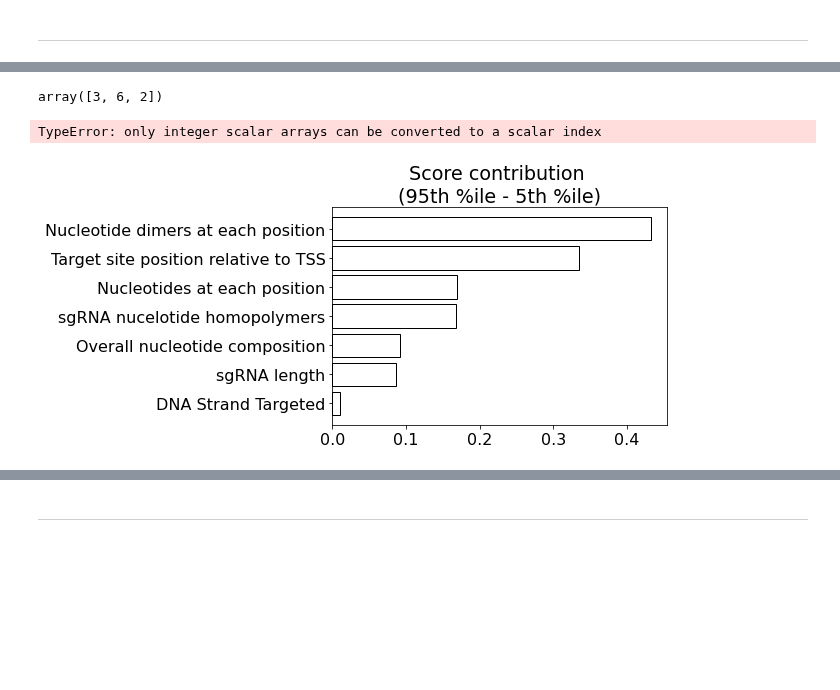
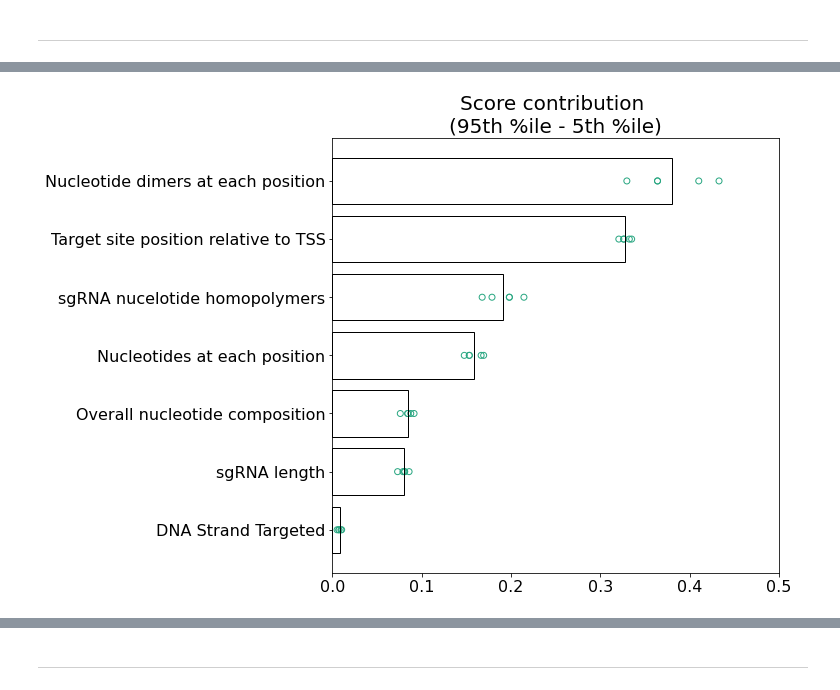
Before and after one commit to AnthonyHein/QCB455Project, a Jupyter notebook: Fitting.ipynb, the cells around one changed output, grey strips where cells are left out. Saved outputs shown, nothing was run; the diff lists cells and outputs as text; code cells hidden in the pictures; blank space fills up the shorter version.

Commit message:
Figure 1C

```diff
--- a/Fitting.ipynb
+++ b/Fitting.ipynb
@@ -194,7 +194,7 @@ for i in range(len(models)):
     scores_bin = scores_arr[test_idxs] > 0.75
 
     fpr, tpr, thresholds = metrics.roc_curve(scores_bin, preds_arr)
-    ax1.plot(fpr, tpr, lw=0.75, color="#2aa782", label='5-fold cross validation\nAUC = 0.756-0.760')
+    ax1.plot(fpr, tpr, lw=0.75, color="#2AA782", label='5-fold cross validation\nAUC = 0.756-0.760')
 
     if i == 0:
         ax1.legend()
@@ -269,12 +267,11 @@ avg_contrs = np.mean(contrs, axis=0)
-# %%
-np.array([[1,2,5], [6,3,2]])[1, :][[1,0,2]]
-# %% [output]
-array([3, 6, 2])
 # %%
+avg_contrs = np.mean(contrs, axis=0)
 sorted_indices = np.argsort(avg_contrs)
 
+avg_contrs = avg_contrs[sorted_indices]
+
 for i in range(len(contrs)):
-    contrs[i] = contrs[i][sorted_indices]
+    contrs[i] = np.array(contrs[i])[sorted_indices]
 
 labels = np.array([
     "Overall nucleotide composition",
@@ -285,11 +282,17 @@ labels = np.array([
     "Nucleotides at each position",
     "Nucleotide dimers at each position"
 ])[sorted_indices]
-# %% [output]
-TypeError: only integer scalar arrays can be converted to a scalar index
-# %%
-plt.barh(labels, contr, color = 'w',  edgecolor='k')
-plt.title('Score contribution \n(95th %ile - 5th %ile)')
-plt.show()
-# %% [output]
-[figure, removed]
+# %%
+fig = plt.figure(figsize=(8,8))
+ax1 = fig.add_subplot(111)
+
+for i in range(len(contrs)):
+    ax1.scatter(contrs[i], np.arange(0, len(labels)), facecolors='none', edgecolors='#2AA782')
+
+ax1.barh(labels, avg_contrs, color=(1, 1, 1, 0), edgecolor='k')
+ax1.set_xlim(0, 0.5)
+
+ax1.set_title('Score contribution \n(95th %ile - 5th %ile)', fontsize=20)
+plt.show()
+# %% [output]
+[figure, added]
```
Also changed, not shown: parts of 4 cells of this notebook.
